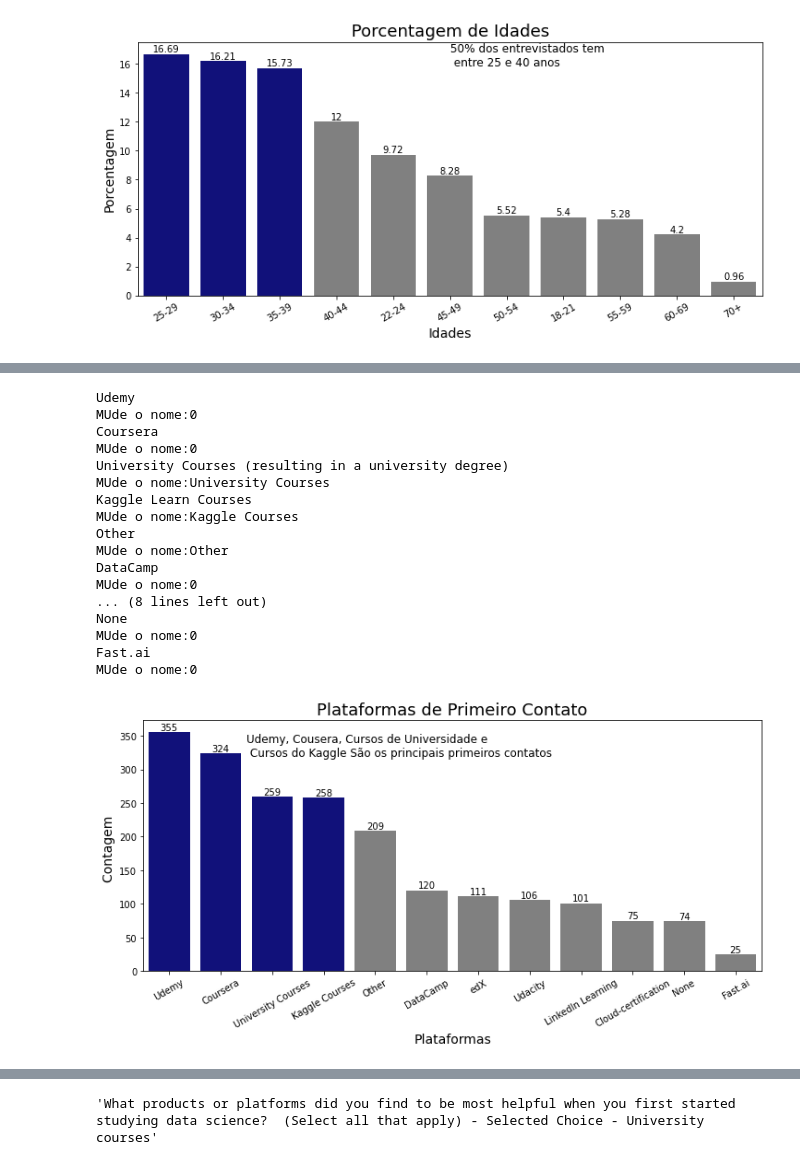
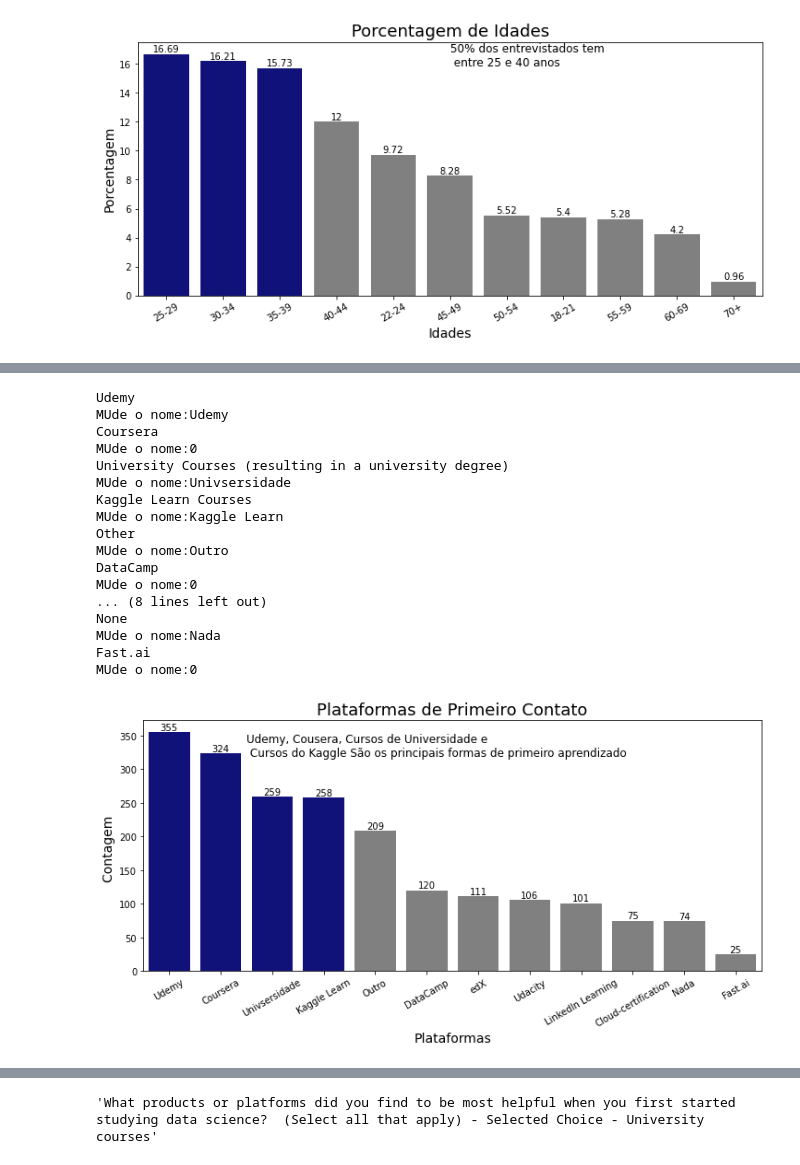
Before and after one commit to KaueAbbe/Tornando_Cientista_de_Dados, a Jupyter notebook: ProjetoDS1.ipynb, the cells around one changed output, grey strips where cells are left out. Saved outputs shown, nothing was run; the diff lists cells and outputs as text; code cells hidden in the pictures.

```diff
--- a/ProjetoDS1.ipynb
+++ b/ProjetoDS1.ipynb
@@ -20,6 +20,7 @@ def organizador(q, final):
     Qt = 833 - dadosB[[q + str(i) for i in range(1,final) ]].isna().sum()
     return  Qt
 def altera_nomes(lista_nomes):
+
     for i in range(0, len(lista_nomes)):
         print(lista_nomes[i])
         nome = str(input('MUde o nome:'))
@@ -57,6 +58,7 @@ def multiplas_colunas(Ncol, cor_final, Ltexto, Lx, Ly, Titulo, Cy, nome, altera_
     final.dropna(inplace = True)
     final = final.groupby(['value']).size().reset_index().rename(
         columns={'value': 'valor', 0 : 'Contagem'}).sort_values(by = 'Contagem', ascending=False)
+    final.Contagem = round(final.Contagem*100/833,2)
     if altera_nome == True:
         listaN = altera_nomes(list(final.valor))
         final.valor = listaN
@@ -342,27 +364,27 @@ graf(Q5, 1,[0.5,52,'52% É estudante'],'É estudante ou Não','Porcentagem',
 # %%
 multiplas_colunas('Q6',4,
-     [1.5,320,'Udemy, Cousera, Cursos de Universidade e\n Cursos do Kaggle São os principais primeiros contatos'],
+     [1.5,320,'Udemy, Cousera, Cursos de Universidade e\n Cursos do Kaggle São os principais formas de primeiro aprendizado'],
      'Plataformas','Contagem ',
      'Plataformas de Primeiro Contato',0,'CursoInicial.png', True)
 # %% [output]
 Udemy
-MUde o nome:0
+MUde o nome:Udemy
 Coursera
 MUde o nome:0
 University Courses (resulting in a university degree)
-MUde o nome:University Courses
+MUde o nome:Univsersidade
 Kaggle Learn Courses
-MUde o nome:Kaggle Courses
+MUde o nome:Kaggle Learn
 Other
-MUde o nome:Other
+MUde o nome:Outro
 DataCamp
 MUde o nome:0
 ... (8 lines left out)
 None
-MUde o nome:0
+MUde o nome:Nada
 Fast.ai
 MUde o nome:0
-[figure, old version]
+[figure, new version]
 # %%
 Q7
 # %% [output]
```
Also changed, not shown: parts of 26 cells of this notebook.
